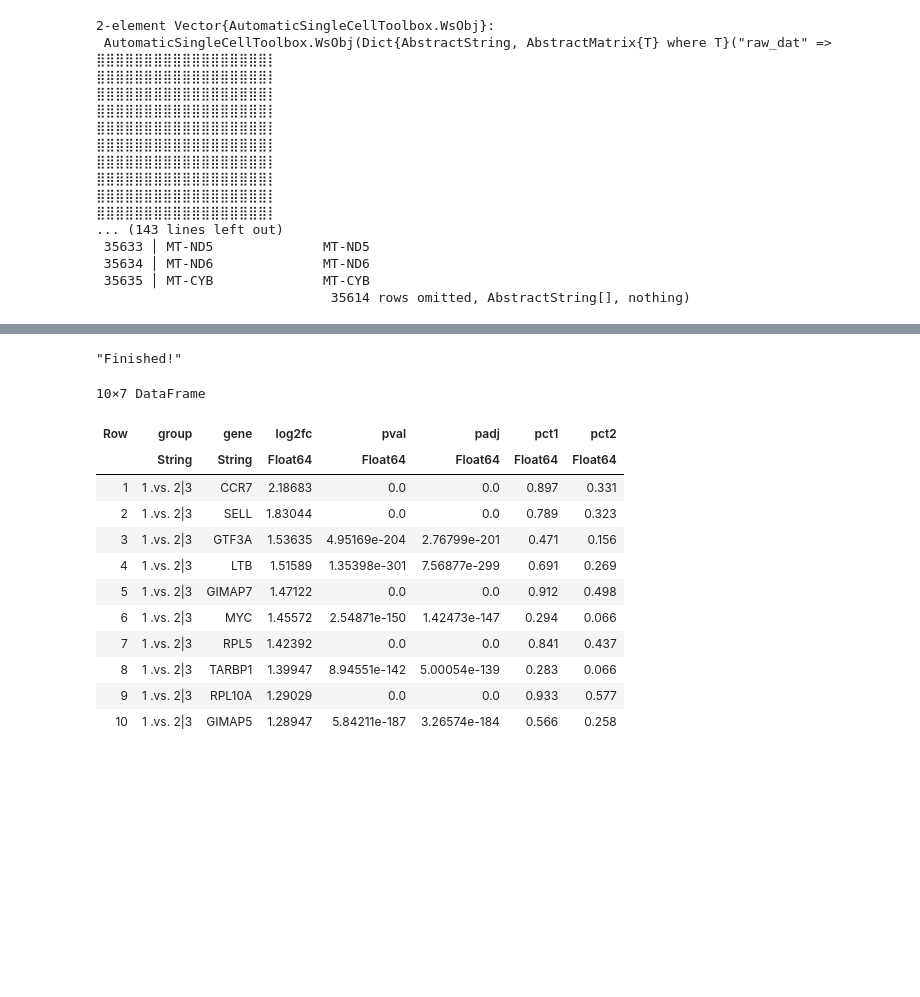
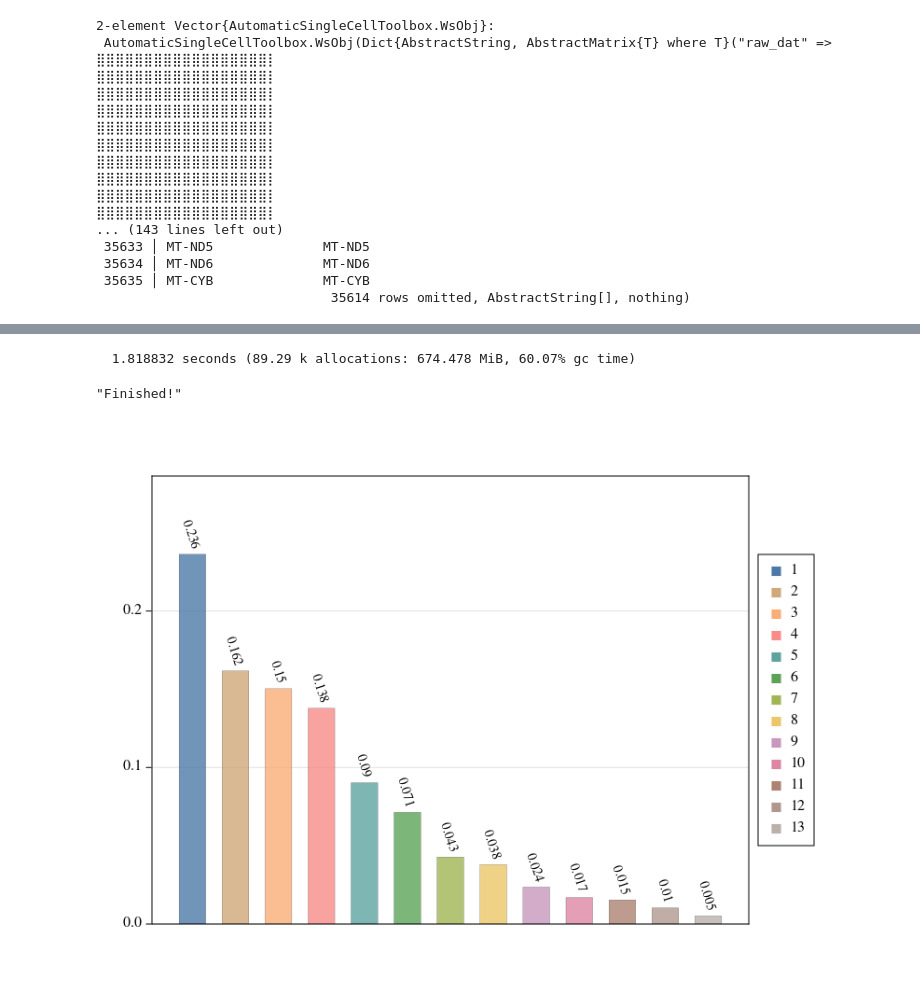
Before and after one commit to kaji331/ASCT, a Jupyter notebook: doc/Harmony.ipynb, the cells around one changed output, grey strips where cells are left out. Cells and saved outputs as stored; diff of their text form; code cells hidden in the pictures; blank space fills up the shorter version.

```diff
--- a/doc/Harmony.ipynb
+++ b/doc/Harmony.ipynb
@@ -119,24 +119,10 @@ FeatureHeat(integrated_obj;gene_label_size=3)
 # %%
 # Compare cluster 1 to clusters 2/3 only in batch 1.
-DE!(integrated_obj;method="wilcox",group_name="clusters_MC_0.5",trt="1",ctl=["2","3"],sub_group=(["WsObj_batch"],["1"]))
+@time DE!(integrated_obj;method="wilcox",group_name="clusters_latest",trt="1",ctl=["2","3"],sub_group=(["WsObj_batch"],["1"]))
 # %% [output]
-"Finished!"
+  1.818832 seconds (89.29 k allocations: 674.478 MiB, 60.07% gc time)
+"Finished!"
-# %%
-groupby(integrated_obj.meta["clusters_MC_0.5_DE"],:group) |>
-    x -> combine(x) do y
-        first(y,10)
-end
-# %% [output]
-10×7 DataFrame
-| Row | group | gene | log2fc | pval | padj | pct1 | pct2 |
-|  | String | String | Float64 | Float64 | Float64 | Float64 | Float64 |
-| 1 | 1 .vs. 2|3 | CCR7 | 2.18683 | 0.0 | 0.0 | 0.897 | 0.331 |
-| 2 | 1 .vs. 2|3 | SELL | 1.83044 | 0.0 | 0.0 | 0.789 | 0.323 |
-| 3 | 1 .vs. 2|3 | GTF3A | 1.53635 | 4.95169e-204 | 2.76799e-201 | 0.471 | 0.156 |
-| 4 | 1 .vs. 2|3 | LTB | 1.51589 | 1.35398e-301 | 7.56877e-299 | 0.691 | 0.269 |
-| 5 | 1 .vs. 2|3 | GIMAP7 | 1.47122 | 0.0 | 0.0 | 0.912 | 0.498 |
-| 6 | 1 .vs. 2|3 | MYC | 1.45572 | 2.54871e-150 | 1.42473e-147 | 0.294 | 0.066 |
-| 7 | 1 .vs. 2|3 | RPL5 | 1.42392 | 0.0 | 0.0 | 0.841 | 0.437 |
-| 8 | 1 .vs. 2|3 | TARBP1 | 1.39947 | 8.94551e-142 | 5.00054e-139 | 0.283 | 0.066 |
-| 9 | 1 .vs. 2|3 | RPL10A | 1.29029 | 0.0 | 0.0 | 0.933 | 0.577 |
-| 10 | 1 .vs. 2|3 | GIMAP5 | 1.28947 | 5.84211e-187 | 3.26574e-184 | 0.566 | 0.258 |
+# %%
+PropBar(integrated_obj)
+# %% [output]
+[figure, added]
```
Also changed, not shown: parts of 9 cells of this notebook, 2 other files.
